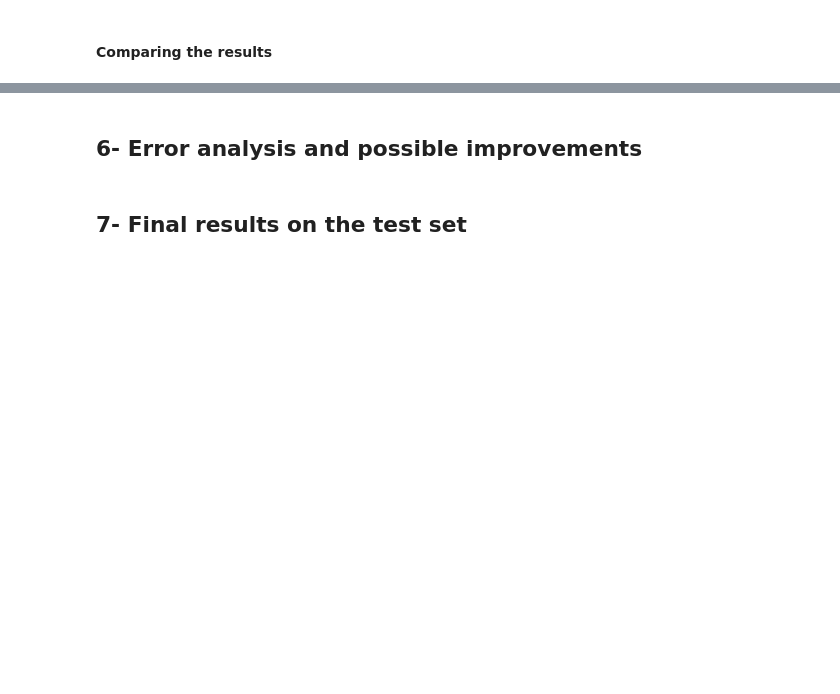
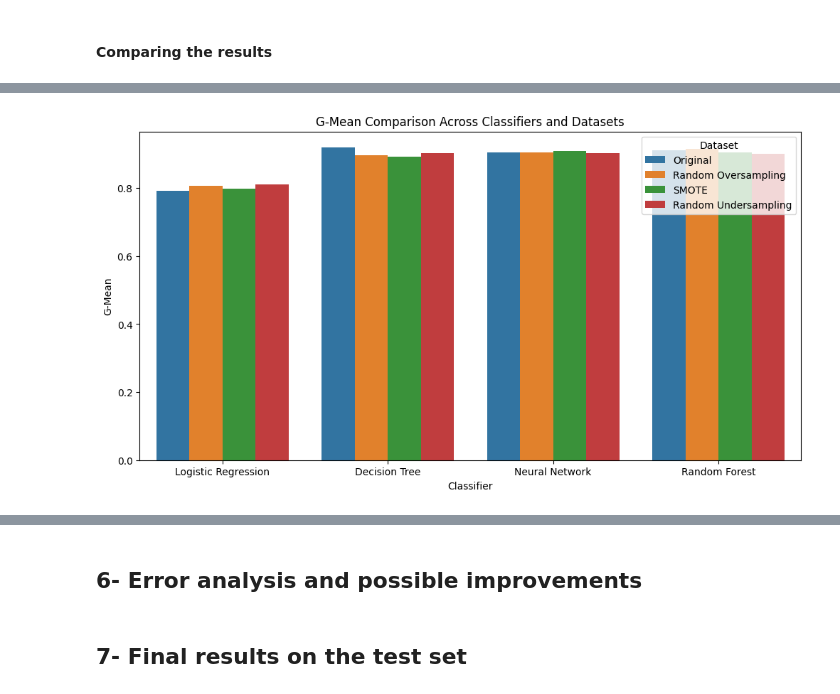
Before and after one commit to Hayder-Aleissa/ML-Project, a Jupyter notebook: ML_Project_P1.ipynb, the cells around one changed output, grey strips where cells are left out. Drawn from its saved outputs; the diff is of its cells as text; code cells hidden in the pictures; blank space fills up the shorter version.

```diff
--- a/ML_Project_P1.ipynb
+++ b/ML_Project_P1.ipynb
@@ -722,0 +823,6 @@ ROC-AUC: 0.9049
+# %%
+# Train on SMOTE Data
+print("Random Forest on SMOTE Data")
+rf.fit(X_train_smote, y_train_smote)
+print("Validation Set Performance:")
+rf_smote_results = evaluate_model(rf, X_val, y_val)
@@ -722,0 +838,6 @@ ROC-AUC: 0.9049
+# %%
+# Train on Random Undersampling Data
+print("Random Forest on Random Undersampled Data")
+rf.fit(X_train_rus, y_train_rus)
+print("Validation Set Performance:")
+rf_rus_results = evaluate_model(rf, X_val, y_val)
@@ -742,0 +855,23 @@ print(results_df)
+# %%
+# Collect results into a DataFrame
+results_df = pd.DataFrame([
+    {'Classifier': 'Logistic Regression', 'Dataset': 'Original', **lr_original_results},
+    {'Classifier': 'Logistic Regression', 'Dataset': 'Random Oversampling', **lr_ros_results},
+    {'Classifier': 'Logistic Regression', 'Dataset': 'SMOTE', **lr_smote_results},
+    {'Classifier': 'Logistic Regression', 'Dataset': 'Random Undersampling', **lr_rus_results},
+    {'Classifier': 'Decision Tree', 'Dataset': 'Original', **dt_original_results},
+    {'Classifier': 'Decision Tree', 'Dataset': 'Random Oversampling', **dt_ros_results},
+    {'Classifier': 'Decision Tree', 'Dataset': 'SMOTE', **dt_smote_results},
+    {'Classifier': 'Decision Tree', 'Dataset': 'Random Undersampling', **dt_rus_results},
+    {'Classifier': 'Neural Network', 'Dataset': 'Original', **mlp_original_results},
+    {'Classifier': 'Neural Network', 'Dataset': 'Random Oversampling', **mlp_ros_results},
+    {'Classifier': 'Neural Network', 'Dataset': 'SMOTE', **mlp_smote_results},
+    {'Classifier': 'Neural Network', 'Dataset': 'Random Undersampling', **mlp_rus_results},
+    {'Classifier': 'Random Forest', 'Dataset': 'Original', **rf_original_results},
+    {'Classifier': 'Random Forest', 'Dataset': 'Random Oversampling', **rf_ros_results},
+    {'Classifier': 'Random Forest', 'Dataset': 'SMOTE', **rf_smote_results},
+    {'Classifier': 'Random Forest', 'Dataset': 'Random Undersampling', **rf_rus_results}
+])
+
+print("\nSummary of Results:")
+display(results_df)
@@ -743,11 +897,9 @@ print(results_df)
 # %%
-
+# Visualize G-Mean Comparison
 plt.figure(figsize=(12, 6))
-sns.barplot(data=results_df, x='Classifier', y='G-Mean', hue='Dataset')
+sns.barplot(data=results_df, x='Classifier', y='gmean', hue='Dataset')
 plt.title('G-Mean Comparison Across Classifiers and Datasets')
+plt.ylabel('G-Mean')
 plt.show()
-
-plt.figure(figsize=(12, 6))
-sns.barplot(data=results_df, x='Classifier', y='ROC-AUC', hue='Dataset')
-plt.title('ROC-AUC Comparison Across Classifiers and Datasets')
-plt.show()
+# %% [output]
+[figure, added]
```
Also changed, not shown: parts of 14 cells of this notebook.
